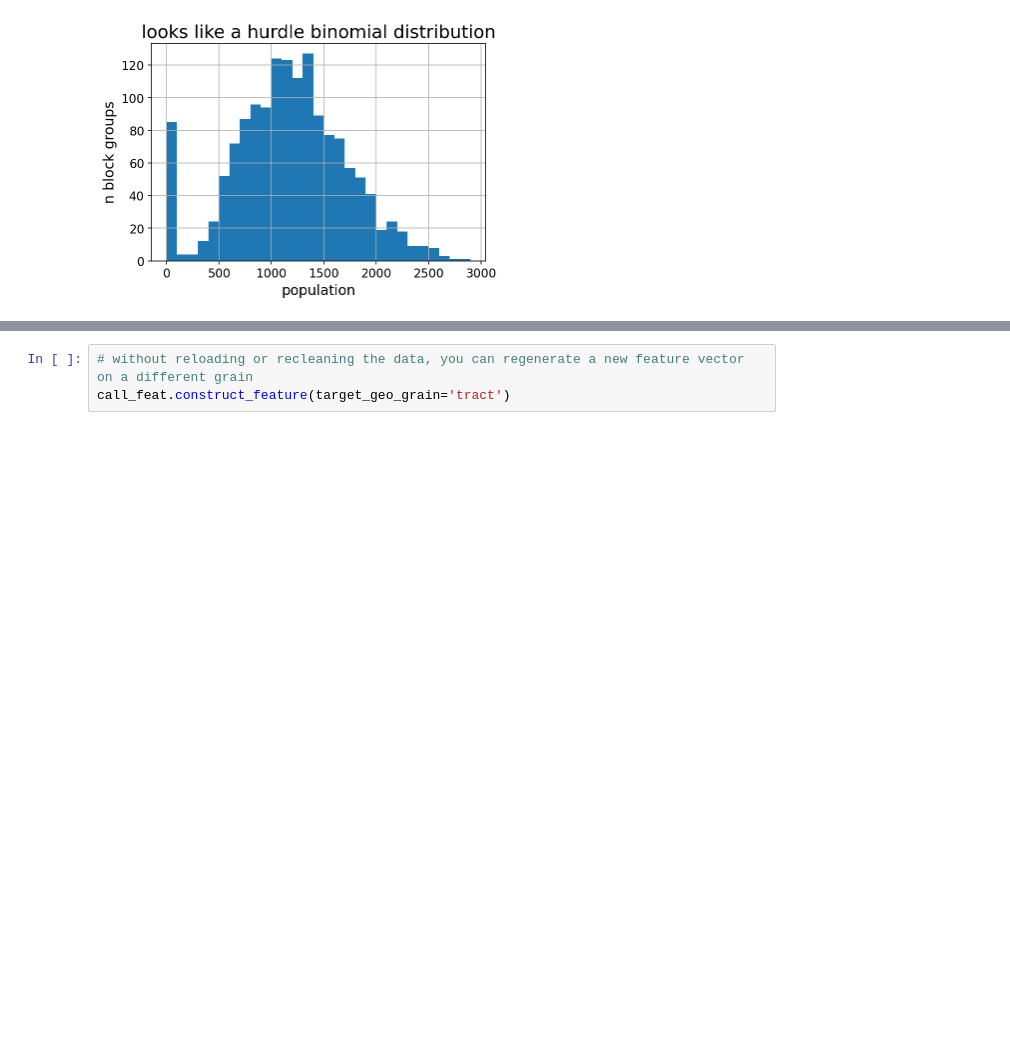
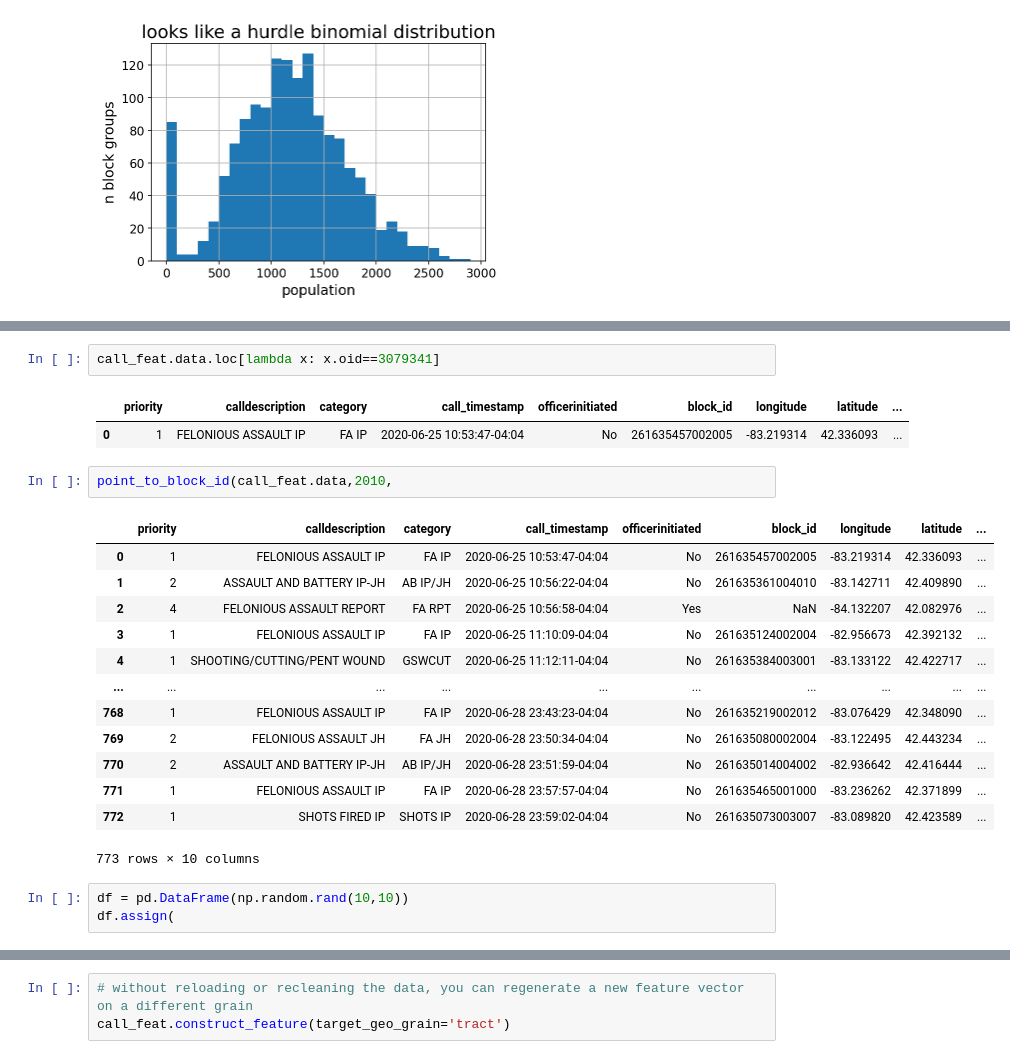
Before and after one commit to ahakso/detroit, a Jupyter notebook: tutorial_feature_constructor.ipynb, the cells around one changed output, grey strips where cells are left out. Drawn from its saved outputs; the diff is of its cells as text; blank space fills up the shorter version.

```diff
--- a/tutorial_feature_constructor.ipynb
+++ b/tutorial_feature_constructor.ipynb
@@ -54,0 +103,24 @@ Loaded 10,000 rows of data
+# %%
+call_feat.data.loc[lambda x: x.oid==3079341]
+# %% [output]
+|  | priority | calldescription | category | call_timestamp | officerinitiated | block_id | longitude | latitude | ... |
+| 0 | 1 | FELONIOUS ASSAULT IP | FA IP | 2020-06-25 10:53:47-04:04 | No | 261635457002005 | -83.219314 | 42.336093 | ... |
+# %%
+point_to_block_id(call_feat.data,2010,
+# %% [output]
+|  | priority | calldescription | category | call_timestamp | officerinitiated | block_id | longitude | latitude | ... |
+| 0 | 1 | FELONIOUS ASSAULT IP | FA IP | 2020-06-25 10:53:47-04:04 | No | 261635457002005 | -83.219314 | 42.336093 | ... |
+| 1 | 2 | ASSAULT AND BATTERY IP-JH | AB IP/JH | 2020-06-25 10:56:22-04:04 | No | 261635361004010 | -83.142711 | 42.409890 | ... |
+| 2 | 4 | FELONIOUS ASSAULT REPORT | FA RPT | 2020-06-25 10:56:58-04:04 | Yes | NaN | -84.132207 | 42.082976 | ... |
+| 3 | 1 | FELONIOUS ASSAULT IP | FA IP | 2020-06-25 11:10:09-04:04 | No | 261635124002004 | -82.956673 | 42.392132 | ... |
+| 4 | 1 | SHOOTING/CUTTING/PENT WOUND | GSWCUT | 2020-06-25 11:12:11-04:04 | No | 261635384003001 | -83.133122 | 42.422717 | ... |
+| ... | ... | ... | ... | ... | ... | ... | ... | ... | ... |
+| 768 | 1 | FELONIOUS ASSAULT IP | FA IP | 2020-06-28 23:43:23-04:04 | No | 261635219002012 | -83.076429 | 42.348090 | ... |
+| 769 | 2 | FELONIOUS ASSAULT JH | FA JH | 2020-06-28 23:50:34-04:04 | No | 261635080002004 | -83.122495 | 42.443234 | ... |
+| 770 | 2 | ASSAULT AND BATTERY IP-JH | AB IP/JH | 2020-06-28 23:51:59-04:04 | No | 261635014004002 | -82.936642 | 42.416444 | ... |
+| 771 | 1 | FELONIOUS ASSAULT IP | FA IP | 2020-06-28 23:57:57-04:04 | No | 261635465001000 | -83.236262 | 42.371899 | ... |
+| 772 | 1 | SHOTS FIRED IP | SHOTS IP | 2020-06-28 23:59:02-04:04 | No | 261635073003007 | -83.089820 | 42.423589 | ... |
+773 rows × 10 columns
+# %%
+df = pd.DataFrame(np.random.rand(10,10))
+df.assign(
```
Also changed, not shown: parts of 10 cells of this notebook, 4 other files.
